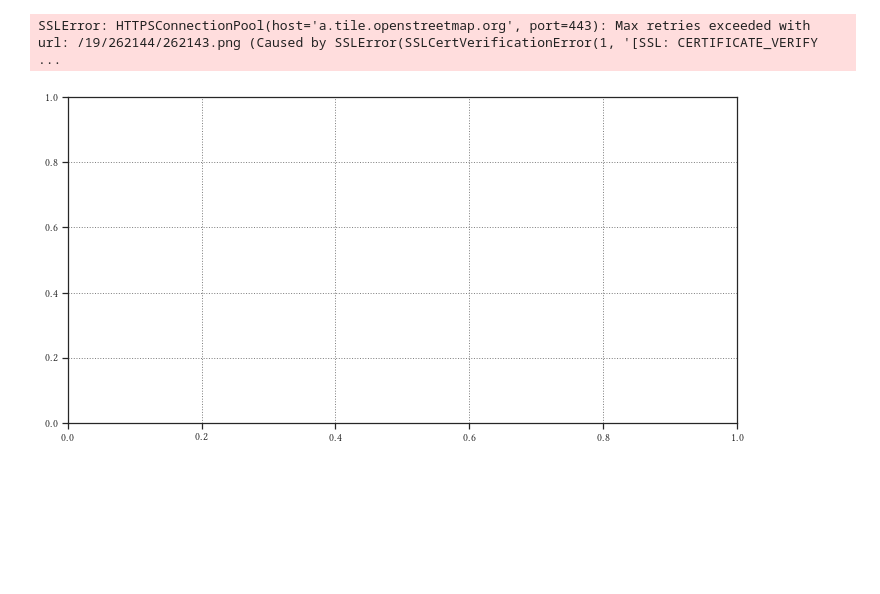
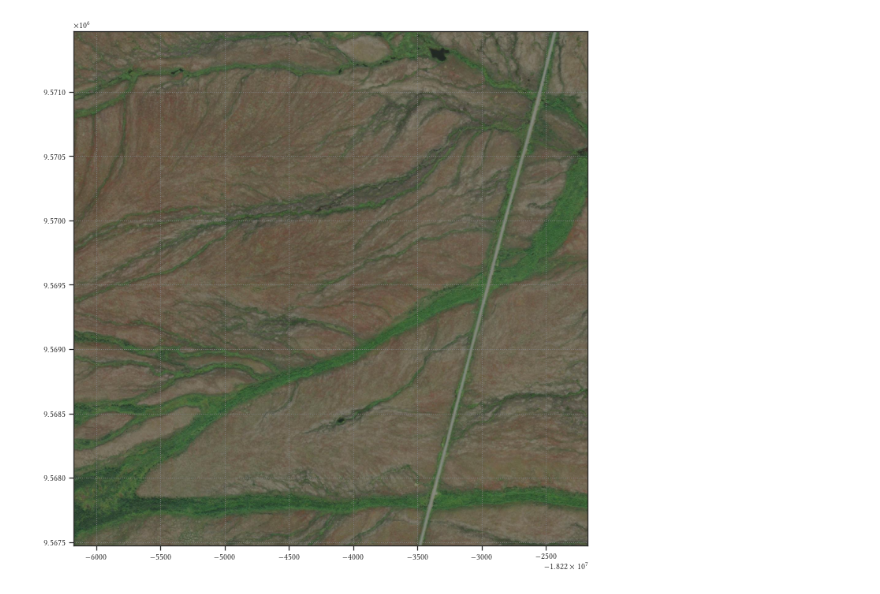
Before and after one commit to kopri-loh/methane_flux, a Jupyter notebook: notebook/retrieve_map.ipynb, the cells around one changed output. Saved outputs shown, nothing was run; the diff lists cells and outputs as text; code cells hidden in the pictures; blank space fills up the shorter version.

```diff
--- a/notebook/retrieve_map.ipynb
+++ b/notebook/retrieve_map.ipynb
@@ -34,13 +34,21 @@ rc_opt = {
 mpl.rcParams.update(rc_opt)
 # %%
 # Plot
-fig = plt.figure(figsize=(12, 6))
+fig = plt.figure(figsize=(12, 12))
 ax = fig.add_subplot(111)
 
-extent = (-12600000, -10300000, 1800000, 3800000)
-ctxl.add_basemap(ax, source=ctxl.providers.OpenStreetMap.Mapnik)
+extent = (
+    -18226177,
+    -18222177,
+    9567474,
+    9571474
+)
 
-ax.tick_params(axis="both", which="major", labelsize=14)
+ax.axis(extent)
+ctx.add_basemap(
+    ax,
+    source=ctx.providers.Esri.WorldImagery,
+    attribution=False
+)
 # %% [output]
-SSLError: HTTPSConnectionPool(host='a.tile.openstreetmap.org', port=443): Max retries exceeded with url: /19/262144/262143.png (Caused by SSLError(SSLCertVerificationError(1, '[SSL: CERTIFICATE_VERIFY ...
-[figure, old version]
+[figure, new version]
```
Also changed, not shown: parts of 1 cell of this notebook.
